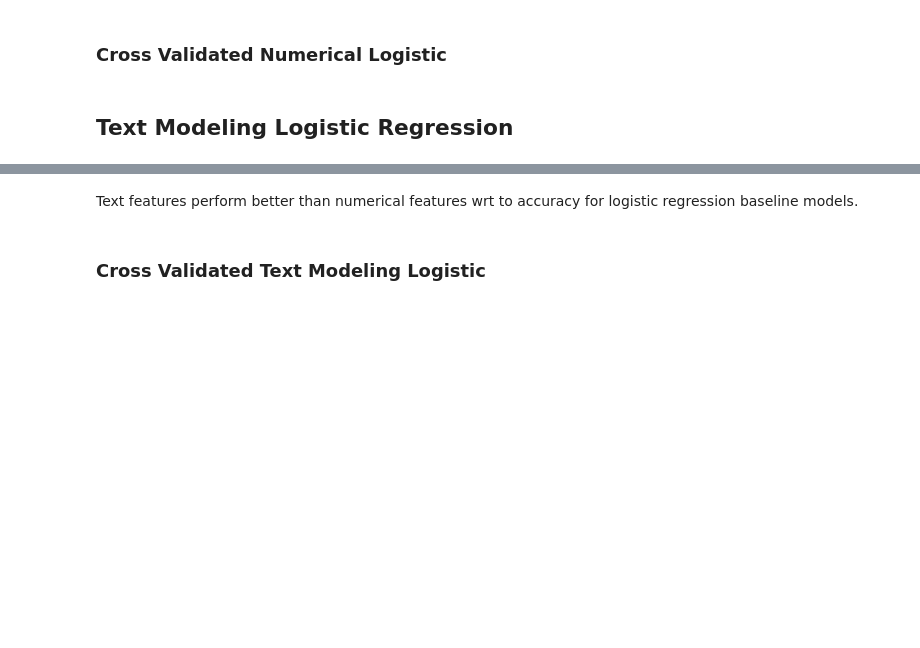
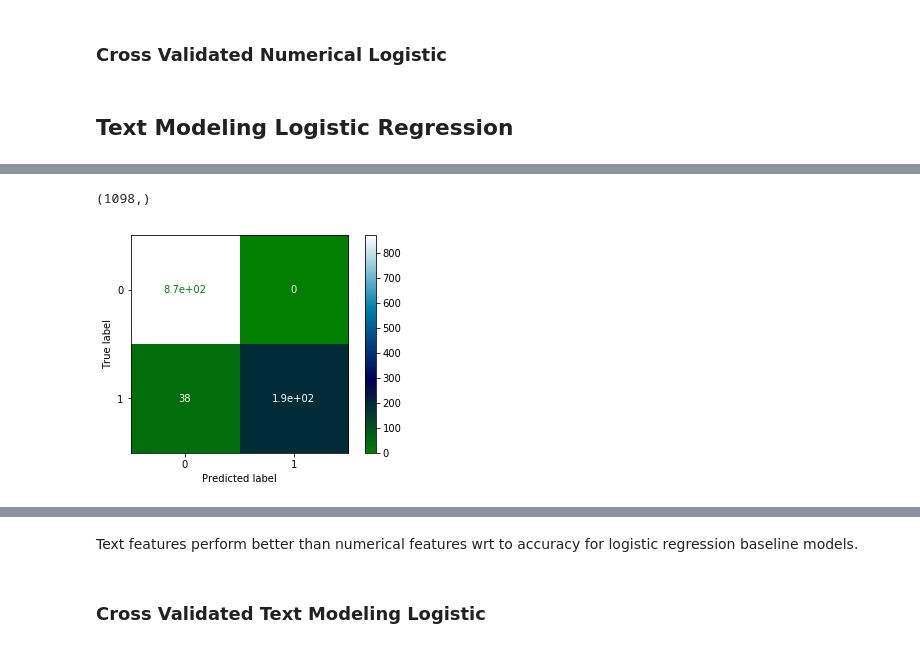
Before and after one commit to robillersomeone/NYT_bestsellers, a Jupyter notebook: initial_modeling-offline.ipynb, the cells around one changed output, grey strips where cells are left out. Saved outputs shown, nothing was run; the diff lists cells and outputs as text; code cells hidden in the pictures; blank space fills up the shorter version.

Commit message:
start confusion matrix

```diff
--- a/initial_modeling-offline.ipynb
+++ b/initial_modeling-offline.ipynb
@@ -333,3 +373,11 @@ array([[871,   0],
+# %%
+df_text_y[0].shape
+# %% [output]
+(1098,)
+# %%
+log_text_confusion = plot_confusion_matrix(log_text, df_text_X, df_text_y[0], cmap='ocean')
+# %% [output]
+[figure, added]
 # %%
 log_text.score(df_text_X, df_text_y[0])
 # %% [output]
```
Also changed, not shown: parts of 26 cells of this notebook.
